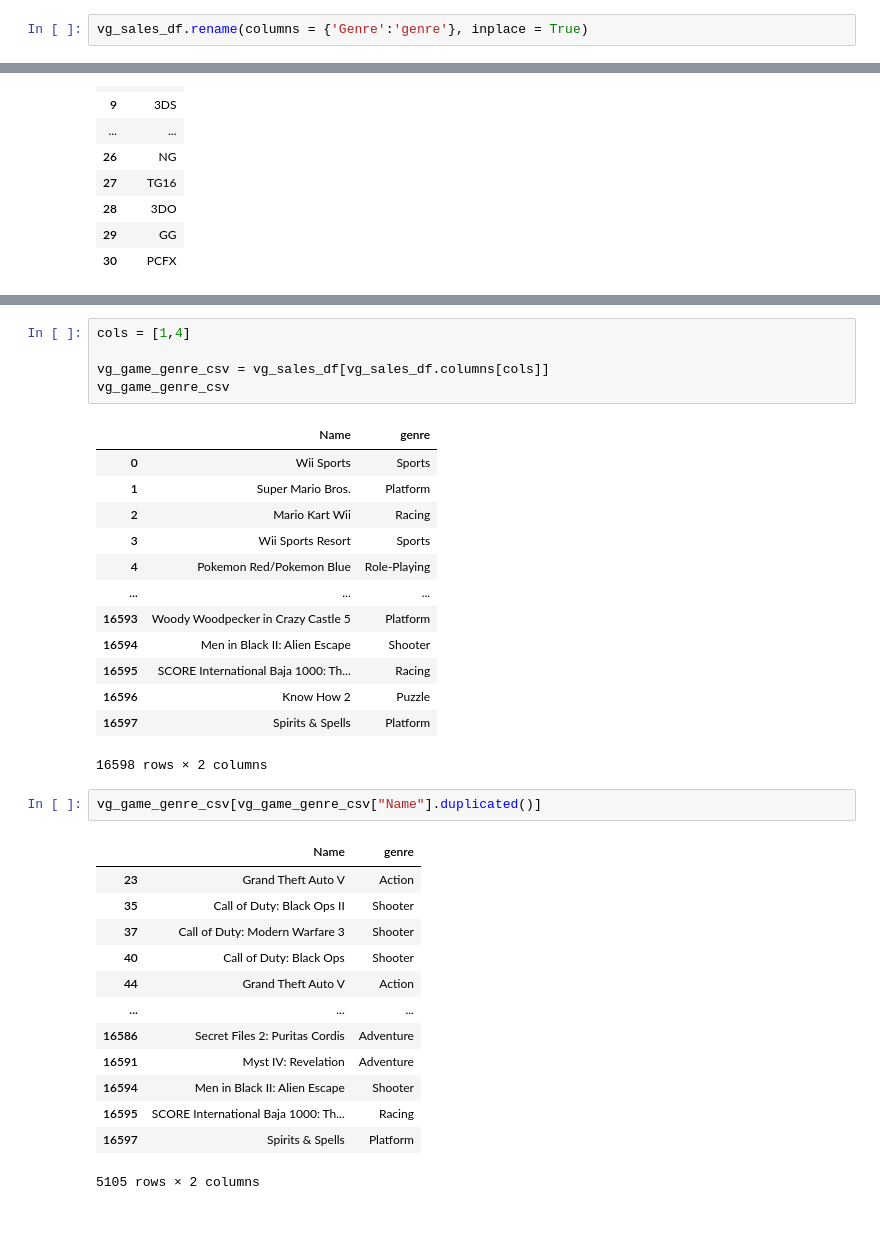
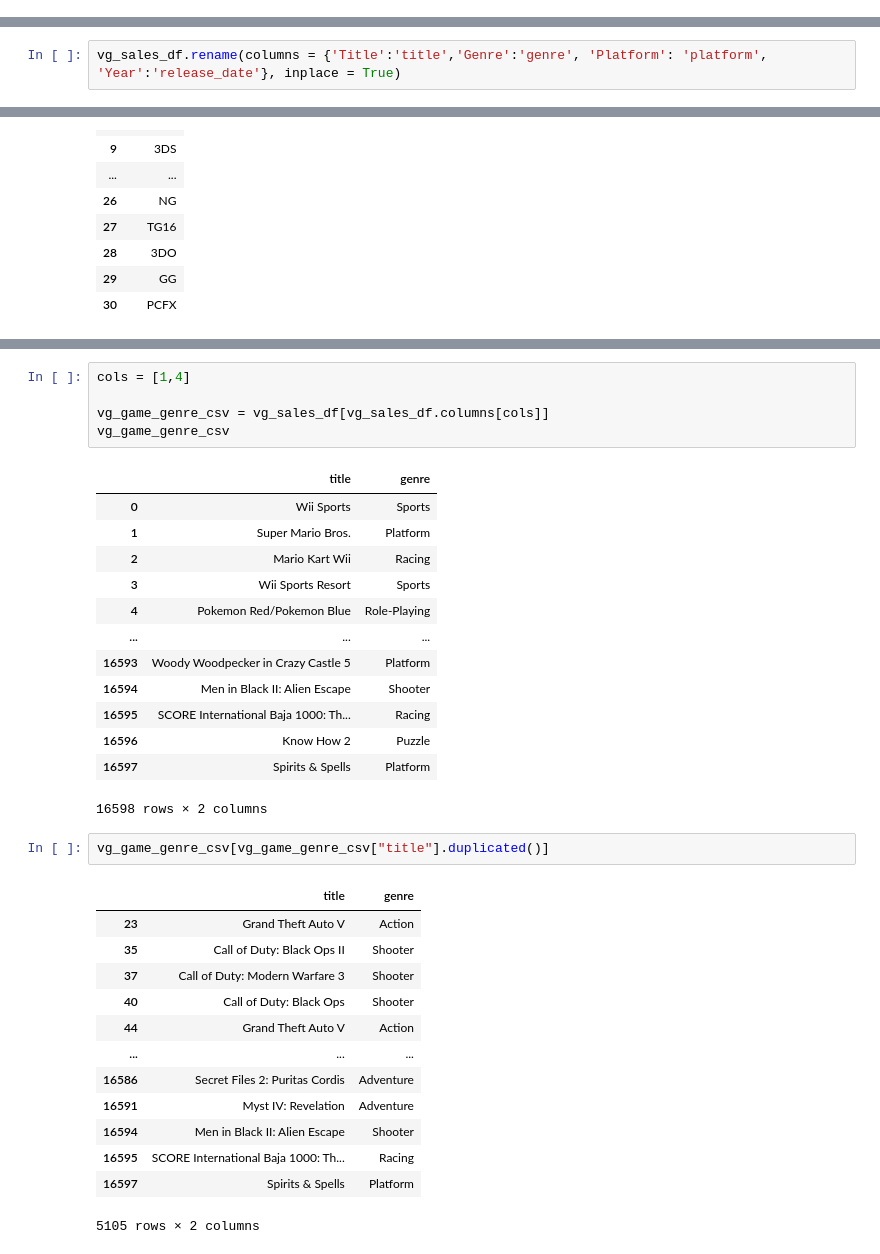
Before and after one commit to ebimoosa/smu_project_2_group_2, a Jupyter notebook: Kaggle CSV Extraction.ipynb, the cells around one changed output, grey strips where cells are left out. Drawn from its saved outputs; the diff is of its cells as text; blank space fills up the shorter version.

```diff
--- a/Kaggle CSV Extraction.ipynb
+++ b/Kaggle CSV Extraction.ipynb
@@ -41,5 +41,3 @@ Data columns (total 11 columns):
  10  Global_Sales  16598 non-null  float64
 dtypes: float64(6), int64(1), object(4)
 memory usage: 1.4+ MB
-# %%
-vg_sales_df.rename(columns = {'Genre':'genre'}, inplace = True)
@@ -77,0 +44,2 @@ vg_sales_df.to_csv(r'C:\Users\malac\SMU\Project 2\vgchartz.csv', index=False)
+# %%
+vg_sales_df.rename(columns = {'Title':'title','Genre':'genre', 'Platform': 'platform', 'Year':'release_date'}, inplace = True)
@@ -190,7 +187,7 @@ cols = [1,4]
 vg_game_genre_csv = vg_sales_df[vg_sales_df.columns[cols]]
 vg_game_genre_csv
 # %% [output]
-|  | Name | genre |
+|  | title | genre |
 | 0 | Wii Sports | Sports |
 | 1 | Super Mario Bros. | Platform |
 | 2 | Mario Kart Wii | Racing |
@@ -204,9 +201,9 @@ vg_game_genre_csv
 | 16597 | Spirits & Spells | Platform |
 16598 rows × 2 columns
 # %%
-vg_game_genre_csv[vg_game_genre_csv["Name"].duplicated()]
+vg_game_genre_csv[vg_game_genre_csv["title"].duplicated()]
 # %% [output]
-|  | Name | genre |
+|  | title | genre |
 | 23 | Grand Theft Auto V | Action |
 | 35 | Call of Duty: Black Ops II | Shooter |
 | 37 | Call of Duty: Modern Warfare 3 | Shooter |
```
Also changed, not shown: parts of 11 cells of this notebook.
